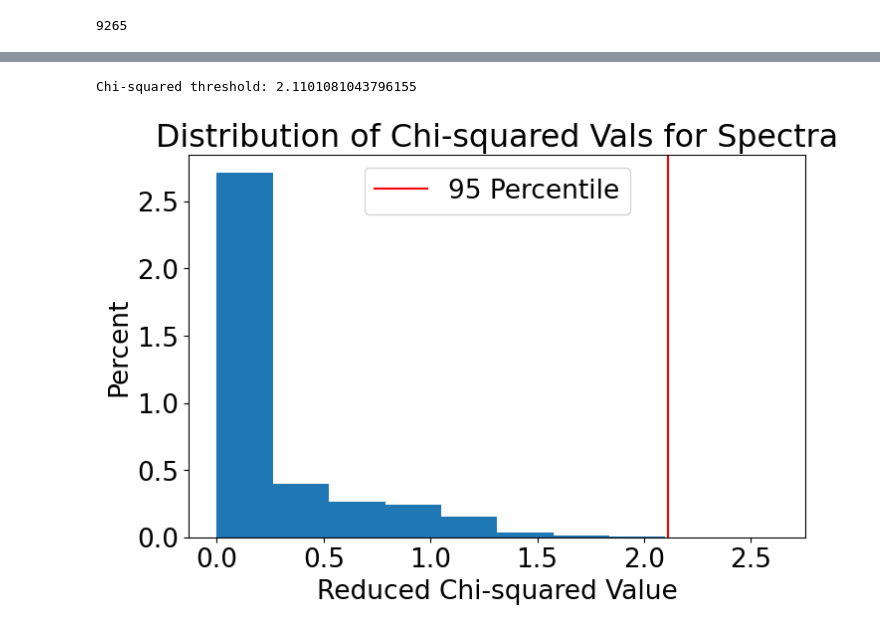
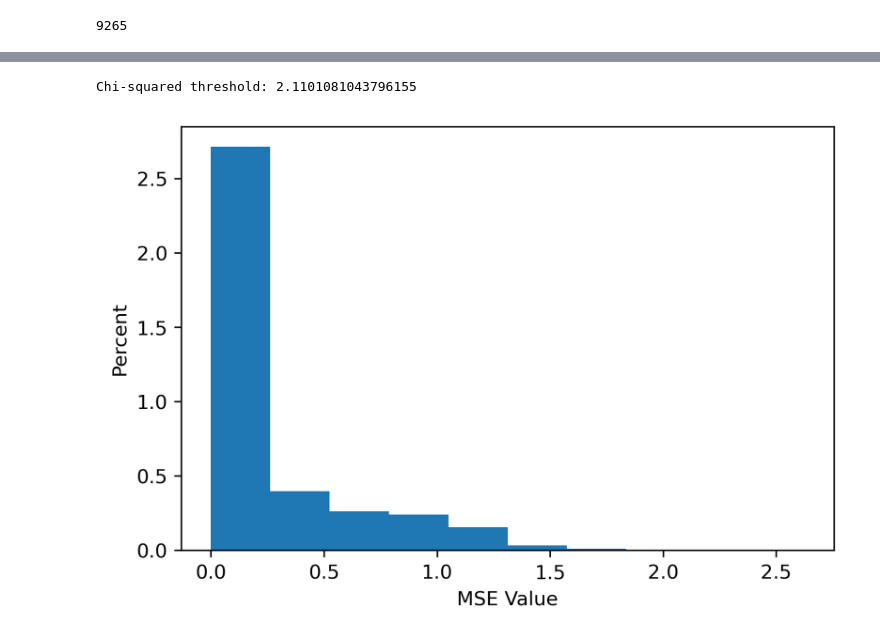
Before and after one commit to howardisaacson/APF-BL-DAP, a Jupyter notebook: Zoe/InjectionRecoveryChiSquaredCutoff/DetermineGaussianCutoff.ipynb, the cells around one changed output, grey strips where cells are left out. Saved outputs shown, nothing was run; the diff lists cells and outputs as text; code cells hidden in the pictures.

```diff
--- a/Zoe/InjectionRecoveryChiSquaredCutoff/DetermineGaussianCutoff.ipynb
+++ b/Zoe/InjectionRecoveryChiSquaredCutoff/DetermineGaussianCutoff.ipynb
@@ -5,8 +5,9 @@
 import numpy as np
 import matplotlib.pylab as plt
 
-plt.rcParams["figure.figsize"] = (8,5)
-plt.rcParams.update({'font.size': 19})
+plt.rcParams["figure.dpi"] = 300
+# plt.rcParams["figure.figsize"] = (8,5)
+# plt.rcParams.update({'font.size': 19})
 # %%
 spectra_chi = np.load('spectra_chi_squared.npy')
 spectra_widths = np.load('spectra_widths.npy')
@@ -41,18 +47,18 @@ Max chi-squared val for injections wider than PSF: 2.1101081043796155
 # %%
 # spect_cutoff = np.percentile(spectra_chi, percentile)
 
 spect_cutoff = max(spectra_chi[spectra_widths < 2.7])
 print('Chi-squared threshold: ' + str(spect_cutoff))
 
 plt.hist(spectra_chi, density=True)
 # plt.axvline(x = spect_cutoff, color = 'red', label = 'Chi-squared Threshold of ' + str(round(spect_cutoff, 1)))
-plt.axvline(x = spect_cutoff, color = 'red', label = '95 Percentile')
+# plt.axvline(x = spect_cutoff, color = 'red', label = '95 Percentile')
 # plt.title('Distribution of Chi-squared Values for Spectra')
-plt.xlabel('Reduced Chi-squared Value')
+plt.xlabel('MSE Value')
 plt.ylabel('Percent')
-plt.title('Distribution of Chi-squared Vals for Spectra')
-plt.legend()
+# plt.title('Distribution of Chi-squared Vals for Spectra')
+# plt.legend()
 plt.show()
 # %% [output]
 Chi-squared threshold: 2.1101081043796155
-[figure, old version]
+[figure, new version]
```
Also changed, not shown: parts of 4 cells of this notebook, 13 other files.
